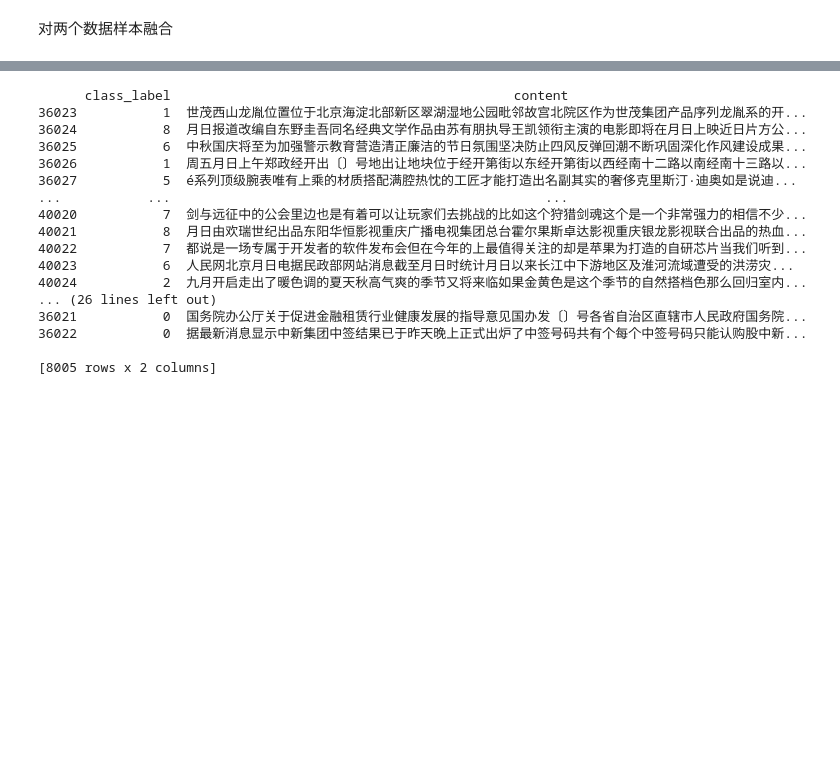
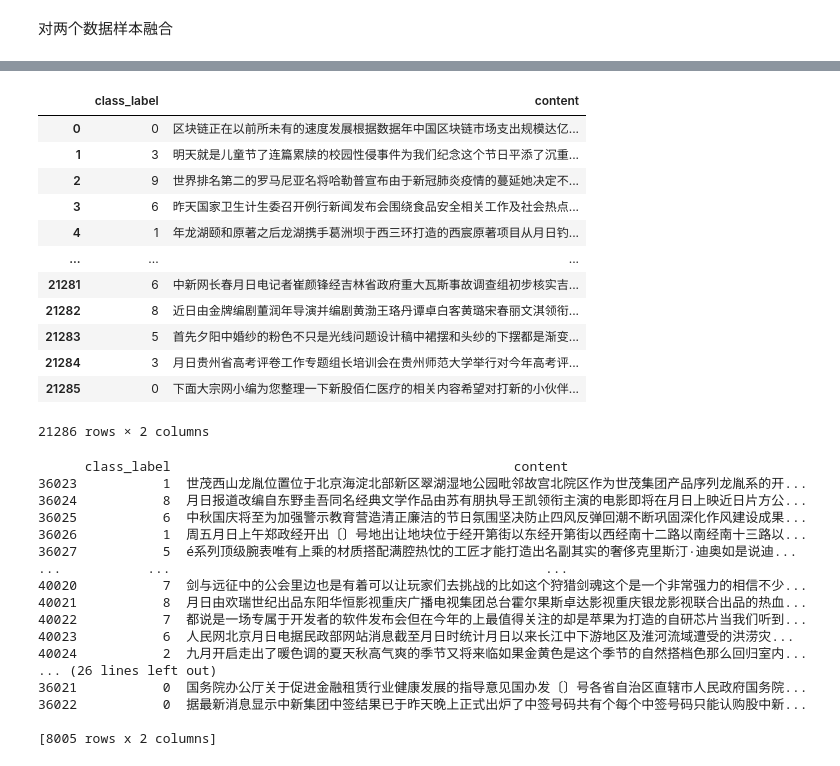
Before and after one commit to huaming2018/CCF-Tagging, a Jupyter notebook: THUCNews/data/数据预处理.ipynb, the cells around one changed output, grey strips where cells are left out. Saved outputs shown, nothing was run; the diff lists cells and outputs as text; code cells hidden in the pictures; blank space fills up the shorter version.

```diff
--- a/THUCNews/data/数据预处理.ipynb
+++ b/THUCNews/data/数据预处理.ipynb
@@ -67,0 +51,7 @@ df
+# %%
+df1 = pd.read_csv("./count5_label.csv", engine="python", encoding="utf_8_sig")
+df2 = pd.read_csv("./data_train.csv", engine="python", encoding="utf_8_sig")
+df3 = pd.read_csv("./data_neg.csv", engine="python", encoding="utf_8_sig")
+print(df1)
+print(df2)
+print(df3)
@@ -67,0 +76,11 @@ df
+# %%
+from tqdm import tqdm
+content_list = []
+label_list = []
+labels = ["财经","房产",'家居','教育','科学','时尚','时政','游戏','娱乐','体育']
+for i in tqdm(range(df1.shape[0])):
+    content_list.append(df3.iloc[df1.iloc[i][0]][1])
+    print(df1.iloc[i][1])
+    label_list.append(labels.index(df1.iloc[i][1]))
+print(content_list)
+print(label_list)
@@ -68,3 +293,20 @@ df
+# %%
+new_df = pd.DataFrame({'class_label':label_list, 'content':content_list})
+new_df
+# %% [output]
+|  | class_label | content |
+| 0 | 0 | 区块链正在以前所未有的速度发展根据数据年中国区块链市场支出规模达亿... |
+| 1 | 3 | 明天就是儿童节了连篇累牍的校园性侵事件为我们纪念这个节日平添了沉重... |
+| 2 | 9 | 世界排名第二的罗马尼亚名将哈勒普宣布由于新冠肺炎疫情的蔓延她决定不... |
+| 3 | 6 | 昨天国家卫生计生委召开例行新闻发布会围绕食品安全相关工作及社会热点... |
+| 4 | 1 | 年龙湖颐和原著之后龙湖携手葛洲坝于西三环打造的西宸原著项目从月日钓... |
+| ... | ... | ... |
+| 21281 | 6 | 中新网长春月日电记者崔颜锋经吉林省政府重大瓦斯事故调查组初步核实吉... |
+| 21282 | 8 | 近日由金牌编剧董润年导演并编剧黄渤王珞丹谭卓白客黄璐宋春丽文淇领衔... |
+| 21283 | 5 | 首先夕阳中婚纱的粉色不只是光线问题设计稿中裙摆和头纱的下摆都是渐变... |
+| 21284 | 3 | 月日贵州省高考评卷工作专题组长培训会在贵州师范大学举行对今年高考评... |
+| 21285 | 0 | 下面大宗网小编为您整理一下新股佰仁医疗的相关内容希望对打新的小伙伴... |
+21286 rows × 2 columns
 # %%
 shuffle(df)
 slice1 = df.shape[0] * 0.7
```
Also changed, not shown: parts of 3 cells of this notebook, 11 other files.
